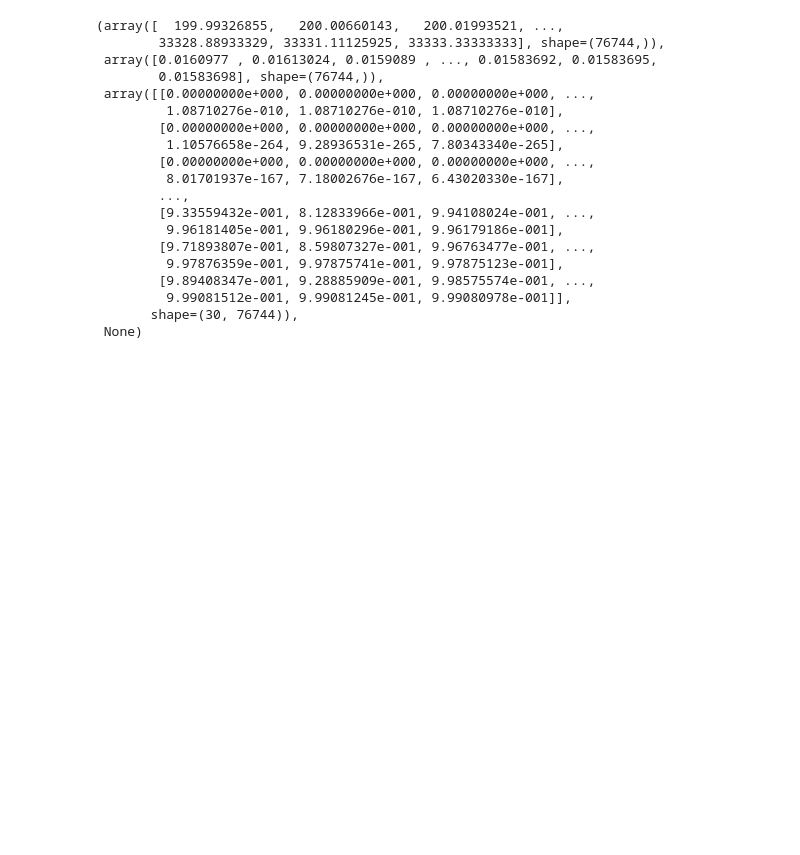
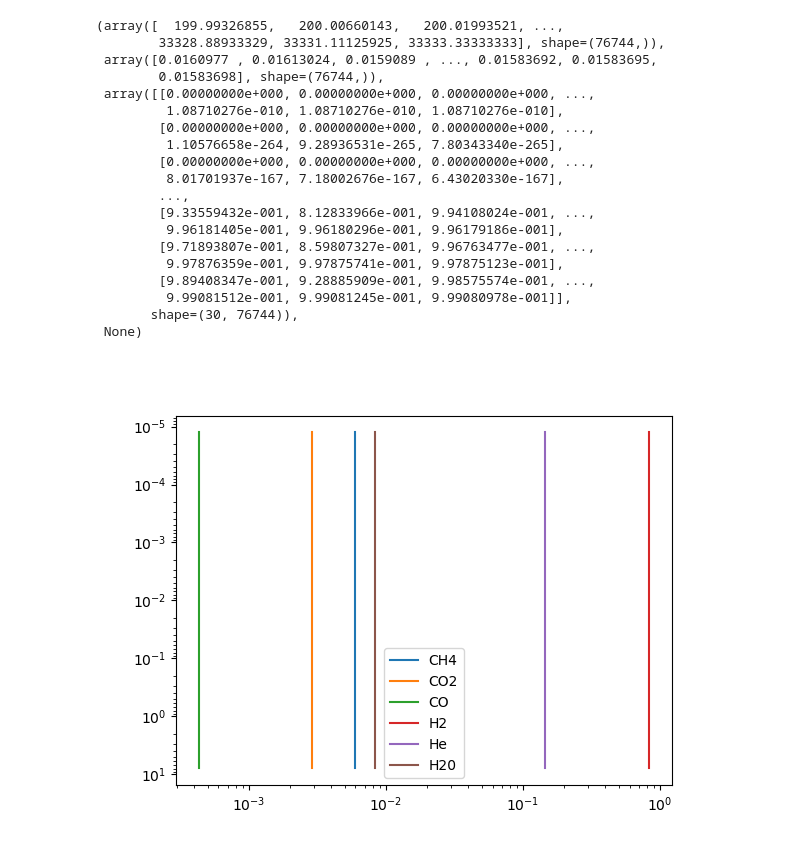
Before and after one commit to bponnekanti/comp_astro_25, a Jupyter notebook: assignment3/assignment3_taurexmodel.ipynb, the cells around one changed output. Drawn from its saved outputs; the diff is of its cells as text; code cells hidden in the pictures; blank space fills up the shorter version.

Commit message:
task D actually done, plots made, .txt file made

```diff
--- a/assignment3/assignment3_taurexmodel.ipynb
+++ b/assignment3/assignment3_taurexmodel.ipynb
@@ -77,3 +75,19 @@ res
          9.99081512e-001, 9.99081245e-001, 9.99080978e-001]],
        shape=(30, 76744)),
  None)
+# %%
+plt.figure()
+
+for x,gasname in enumerate(tm.chemistry.activeGases):
+
+    plt.plot(tm.chemistry.activeGasMixProfile[x],tm.pressureProfile/1e5,label=gasname)
+for x,gasname in enumerate(tm.chemistry.inactiveGases):
+
+    plt.plot(tm.chemistry.inactiveGasMixProfile[x],tm.pressureProfile/1e5,label=gasname)
+plt.gca().invert_yaxis()
+plt.yscale("log")
+plt.xscale("log")
+plt.legend()
+plt.show()
+# %% [output]
+[figure, added]
```
Also changed, not shown: parts of 15 cells of this notebook, 4 other files.
